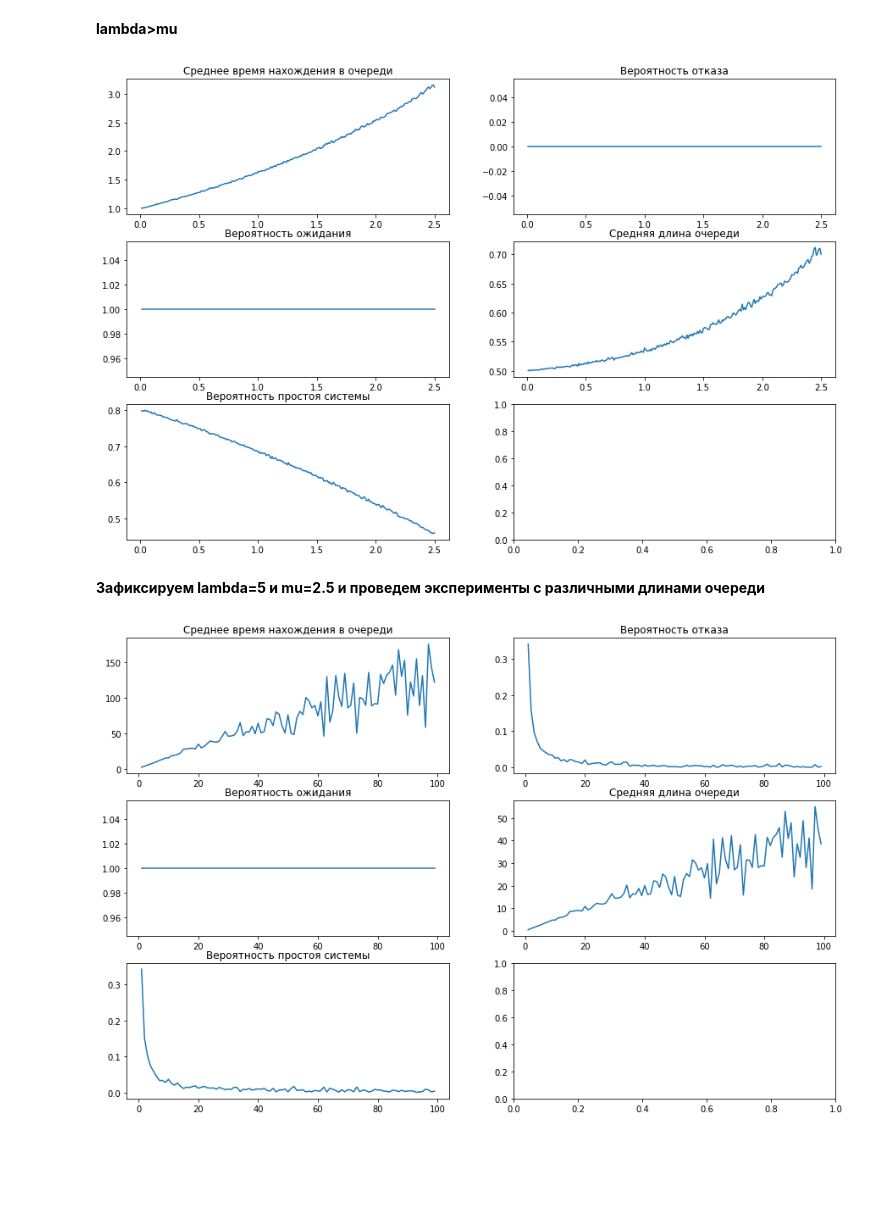
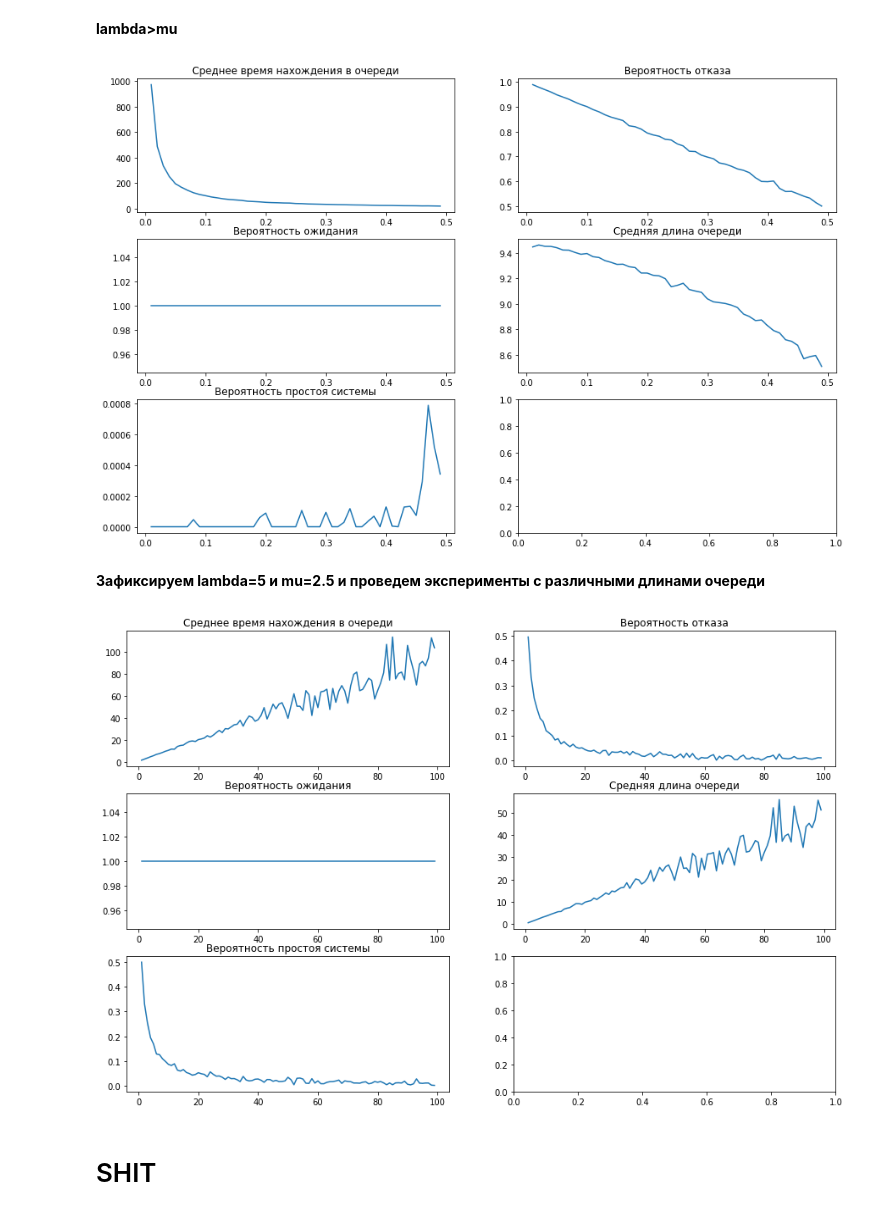
Before and after one commit to Programming-Technology-ALG/Queuing_theory, a Jupyter notebook: 123.ipynb, the cells around one changed output. Drawn from its saved outputs; the diff is of its cells as text; code cells hidden in the pictures; blank space fills up the shorter version.

```diff
--- a/123.ipynb
+++ b/123.ipynb
@@ -90,7 +101,7 @@ avg_total_time,         \
 lost_customers_prob,    \
 waiting_customers_prob, \
 avg_num_in_q,           \
-wasted_time_prob        = MM1Ksimulation(capacity = 1, lmbd = 0.003, mu = 0.01, timeout = 1)
+wasted_time_prob        = MM1Ksimulation(capacity = 250, lmbd = 1/99, mu = 1/5, timeout = 1)
 print("Среднее время пребывания в системе",avg_total_time)
 print("Вероятность ухода посетителя",lost_customers_prob)
 print("Вероятность ожидания", waiting_customers_prob)
@@ -107,7 +118,7 @@ print("Вероятность простоя системы",wasted_time_prob)
 # %%
 avg_t_t, lost_cust_p, waiting_cust_p, avg_len, wasted_t_p = [], [], [], [], []
 
-parameters = np.arange(0.01, 10, 0.01)
+parameters = np.arange(0.01, 1, 0.01)
 for mu in parameters:
     lmbd = mu
     np.random.seed(int(lmbd*100))
@@ -123,0 +137,23 @@ print_metrix(parameters, avg_t_t, lost_cust_p, waiting_cust_p, avg_len, wasted_t
+# %%
+import matplotlib.pyplot as plt
+import numpy as np
+
+s = []
+mu = 1
+t = np.arange(0.01, mu/2, 0.01)
+#  УМЕНЬШЕНИЕ lambda все нормас
+for lmbd in reversed(parameters):
+    np.random.seed(int(lmbd*100))
+    avg_total_time, lost_customers_prob, waiting_customers_prob, avg_num_in_q, wasted_time_prob = MM1Ksimulation(capacity = 10, lmbd = lmbd, mu = mu, timeout = 0.05)
+    s.append(avg_total_time)
+
+fig, ax = plt.subplots()
+
+ax.plot(t, s)
+ax.set_xlim(parameters[-1], parameters[0])  # decreasing time
+ax.set_xlabel('decreasing time (s)')
+ax.set_ylabel('voltage (mV)')
+ax.set_title('Should be growing...')
+ax.grid(True)
+
+plt.show()
@@ -125,8 +163,9 @@ print_metrix(parameters, avg_t_t, lost_cust_p, waiting_cust_p, avg_len, wasted_t
 **lambda<mu**
 # %%
 avg_t_t, lost_cust_p, waiting_cust_p, avg_len, wasted_t_p =[], [], [], [], []
-mu = 5
+mu = 1
 parameters = np.arange(0.01, mu/2, 0.01)
+#  УМЕНЬШЕНИЕ lambda все нормас
 for lmbd in parameters:
     np.random.seed(int(lmbd*100))
     avg_total_time, lost_customers_prob, waiting_customers_prob, avg_num_in_q, wasted_time_prob = MM1Ksimulation(capacity = 10, lmbd = lmbd, mu = mu, timeout = 0.05)
@@ -145,20 +183,21 @@ KeyboardInterrupt:
 # %%
 #metrics
 avg_t_t,lost_cust_p,waiting_cust_p,avg_len,wasted_t_p =[],[],[],[],[]
-lmbd = 5
+lmbd = 1
 parameters = np.arange(0.01, lmbd/2, 0.01)
+#  УМЕНЬШЕНИЕ mu все нормас
 for mu in parameters:
     np.random.seed(int(mu*100))
     avg_total_time, lost_customers_prob, waiting_customers_prob, avg_num_in_q, wasted_time_prob = MM1Ksimulation(10, lmbd, mu, 0.05)
     avg_t_t.append(avg_total_time)
     lost_cust_p.append(lost_customers_prob)
     waiting_cust_p.append(waiting_customers_prob)
     avg_len.append(avg_num_in_q)
     wasted_t_p.append(wasted_time_prob)
 
 print_metrix(parameters, avg_t_t, lost_cust_p, waiting_cust_p, avg_len, wasted_t_p)
 # %% [output]
-[figure, old version]
+[figure, new version]
 # %% [markdown]
 **Зафиксируем lambda=5 и mu=2.5 и проведем эксперименты с различными длинами очереди**
 # %%
@@ -168,7 +207,7 @@ capacity = 100
 parameters = np.arange(1, capacity, 1)
 for cap in parameters:
     np.random.seed(int(cap*100))
-    avg_total_time, lost_customers_prob, waiting_customers_prob, avg_num_in_q, wasted_time_prob = MM1Ksimulation(cap, 3, 3, 0.05)
+    avg_total_time, lost_customers_prob, waiting_customers_prob, avg_num_in_q, wasted_time_prob = MM1Ksimulation(cap, 0.5, 0.5, 0.05)
     avg_t_t.append(avg_total_time)
     lost_cust_p.append(lost_customers_prob)
     waiting_cust_p.append(waiting_customers_prob)
@@ -177,4 +216,4 @@ for cap in parameters:
 
 print_metrix(parameters, avg_t_t, lost_cust_p, waiting_cust_p, avg_len, wasted_t_p)
 # %% [output]
-[figure, old version]
+[figure, new version]
@@ -249,3 +220,5 @@ def MM1Ksimulation(capacity = 1, lmbd = 1, mu = 1, timeout = 1):
+# %% [markdown]
+# SHIT
 # %%
 def print_some_metrics(_capacity, _lambda, _mu, _timeout):
     avg_total_time,         \
```
Also changed, not shown: parts of 12 cells of this notebook.
